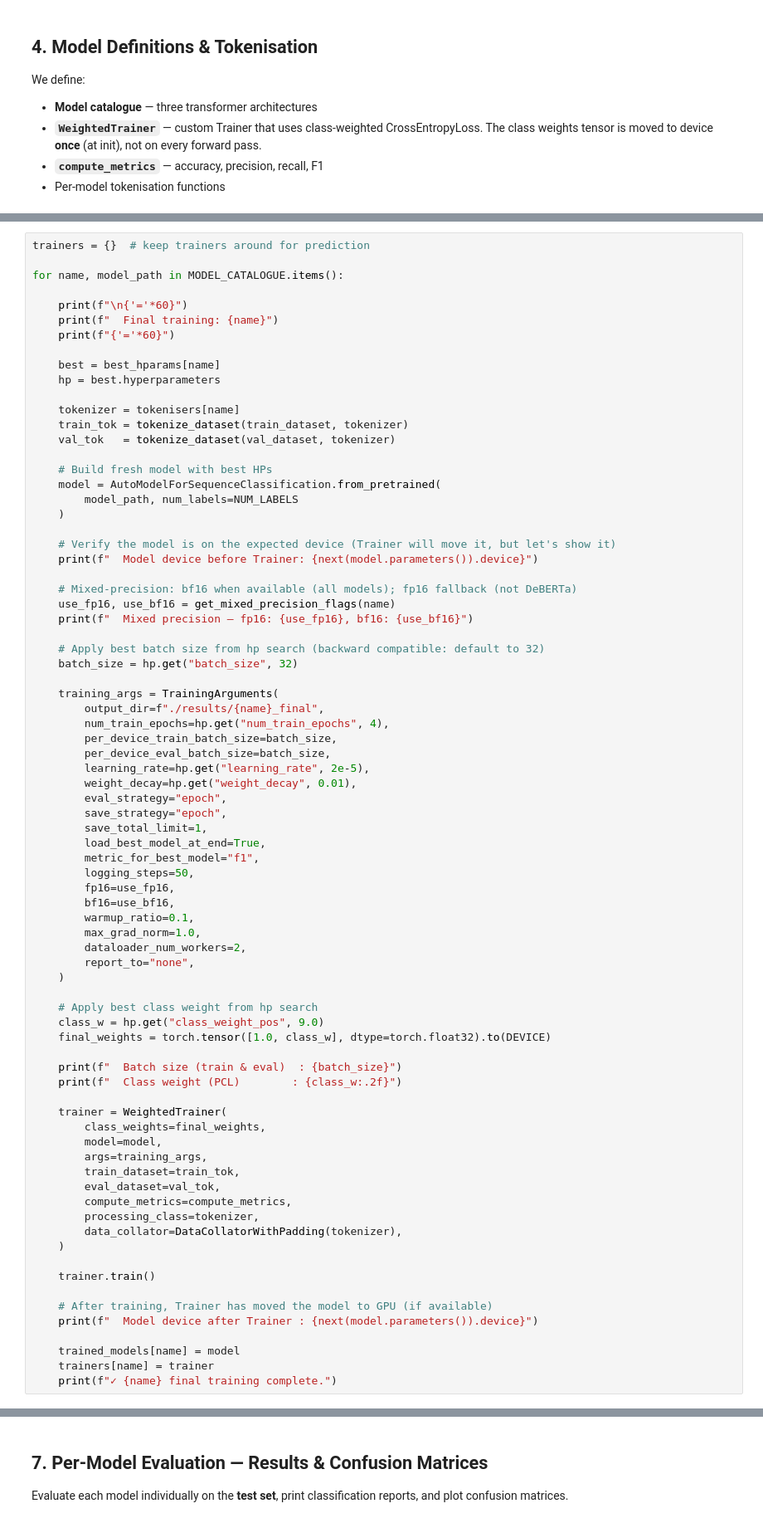
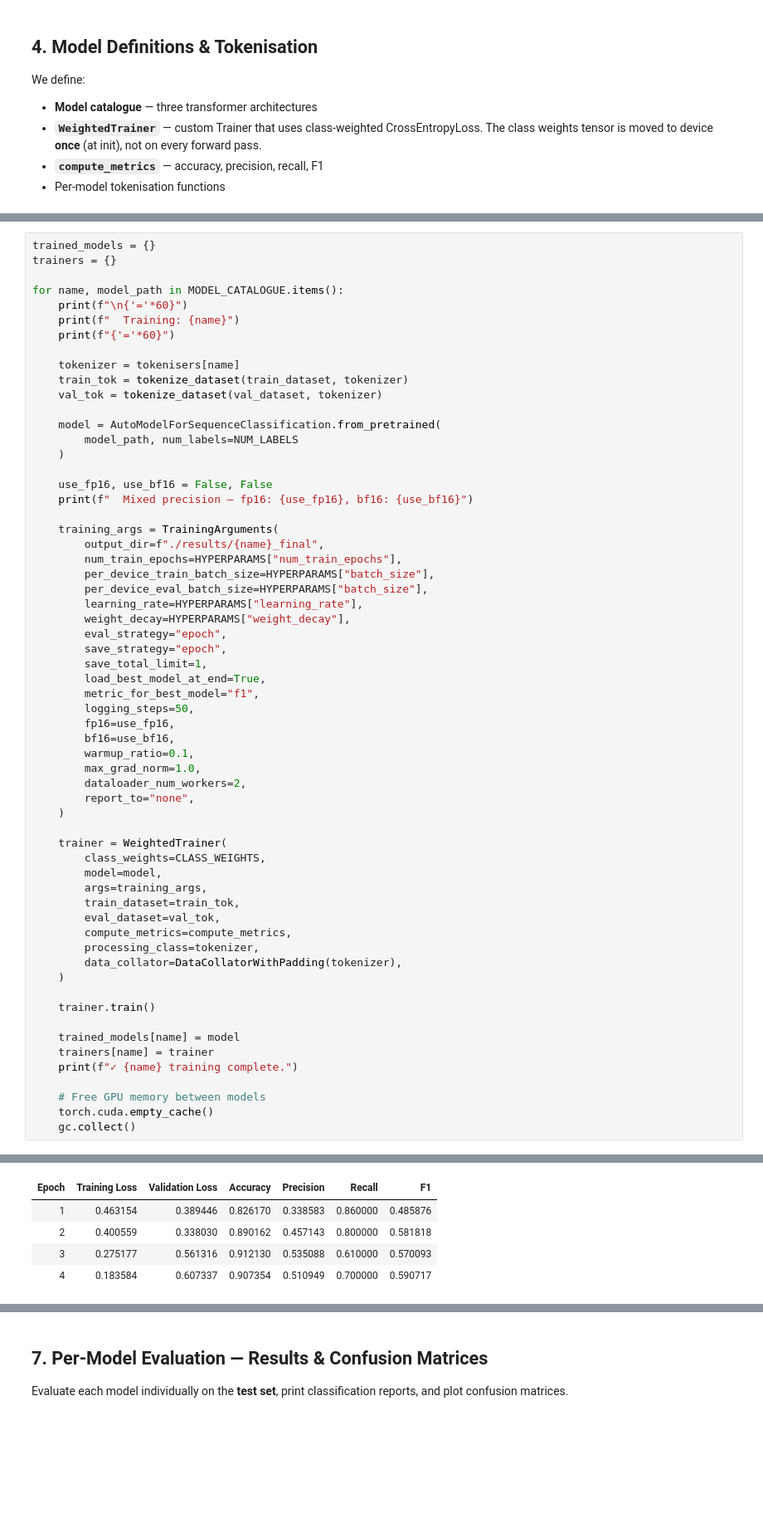
Before and after one commit to mksethia/NLP_CW, a Jupyter notebook: Dont_Patronize_Me_Trainingset/ensemble_voting_model.ipynb, the cells around one changed output, grey strips where cells are left out. Shown at 83% size. Drawn from its saved outputs; the diff is of its cells as text; blank space fills up the shorter version.

```diff
--- a/Dont_Patronize_Me_Trainingset/ensemble_voting_model.ipynb
+++ b/Dont_Patronize_Me_Trainingset/ensemble_voting_model.ipynb
@@ -387,41 +210,30 @@ Re-train each model from scratch using the best hyperparameters found above.
 # %%
-trainers = {}  # keep trainers around for prediction
+trained_models = {}
+trainers = {}
 
 for name, model_path in MODEL_CATALOGUE.items():
-
     print(f"\n{'='*60}")
-    print(f"  Final training: {name}")
+    print(f"  Training: {name}")
     print(f"{'='*60}")
-
-    best = best_hparams[name]
-    hp = best.hyperparameters
 
     tokenizer = tokenisers[name]
     train_tok = tokenize_dataset(train_dataset, tokenizer)
-    val_tok   = tokenize_dataset(val_dataset, tokenizer)
+    val_tok = tokenize_dataset(val_dataset, tokenizer)
 
-    # Build fresh model with best HPs
     model = AutoModelForSequenceClassification.from_pretrained(
         model_path, num_labels=NUM_LABELS
     )
 
-    # Verify the model is on the expected device (Trainer will move it, but let's show it)
-    print(f"  Model device before Trainer: {next(model.parameters()).device}")
-
-    # Mixed-precision: bf16 when available (all models); fp16 fallback (not DeBERTa)
-    use_fp16, use_bf16 = get_mixed_precision_flags(name)
+    use_fp16, use_bf16 = False, False
     print(f"  Mixed precision — fp16: {use_fp16}, bf16: {use_bf16}")
-
-    # Apply best batch size from hp search (backward compatible: default to 32)
-    batch_size = hp.get("batch_size", 32)
 
     training_args = TrainingArguments(
         output_dir=f"./results/{name}_final",
-        num_train_epochs=hp.get("num_train_epochs", 4),
-        per_device_train_batch_size=batch_size,
-        per_device_eval_batch_size=batch_size,
-        learning_rate=hp.get("learning_rate", 2e-5),
-        weight_decay=hp.get("weight_decay", 0.01),
+        num_train_epochs=HYPERPARAMS["num_train_epochs"],
+        per_device_train_batch_size=HYPERPARAMS["batch_size"],
+        per_device_eval_batch_size=HYPERPARAMS["batch_size"],
+        learning_rate=HYPERPARAMS["learning_rate"],
+        weight_decay=HYPERPARAMS["weight_decay"],
         eval_strategy="epoch",
         save_strategy="epoch",
         save_total_limit=1,
@@ -436,15 +248,8 @@ for name, model_path in MODEL_CATALOGUE.items():
         report_to="none",
     )
 
-    # Apply best class weight from hp search
-    class_w = hp.get("class_weight_pos", 9.0)
-    final_weights = torch.tensor([1.0, class_w], dtype=torch.float32).to(DEVICE)
-
-    print(f"  Batch size (train & eval)  : {batch_size}")
-    print(f"  Class weight (PCL)        : {class_w:.2f}")
-
     trainer = WeightedTrainer(
-        class_weights=final_weights,
+        class_weights=CLASS_WEIGHTS,
         model=model,
         args=training_args,
         train_dataset=train_tok,
@@ -456,9 +261,11 @@ for name, model_path in MODEL_CATALOGUE.items():
 
     trainer.train()
 
-    # After training, Trainer has moved the model to GPU (if available)
-    print(f"  Model device after Trainer : {next(model.parameters()).device}")
-
     trained_models[name] = model
     trainers[name] = trainer
-    print(f"✓ {name} final training complete.")
+    print(f"✓ {name} training complete.")
+
+    # Free GPU memory between models
+    torch.cuda.empty_cache()
+    gc.collect()
+# %% [output]
@@ -464,0 +295,5 @@ for name, model_path in MODEL_CATALOGUE.items():
+| Epoch | Training Loss | Validation Loss | Accuracy | Precision | Recall | F1 |
+| 1 | 0.463154 | 0.389446 | 0.826170 | 0.338583 | 0.860000 | 0.485876 |
+| 2 | 0.400559 | 0.338030 | 0.890162 | 0.457143 | 0.800000 | 0.581818 |
+| 3 | 0.275177 | 0.561316 | 0.912130 | 0.535088 | 0.610000 | 0.570093 |
+| 4 | 0.183584 | 0.607337 | 0.907354 | 0.510949 | 0.700000 | 0.590717 |
```
Also changed, not shown: parts of 11 cells of this notebook.
